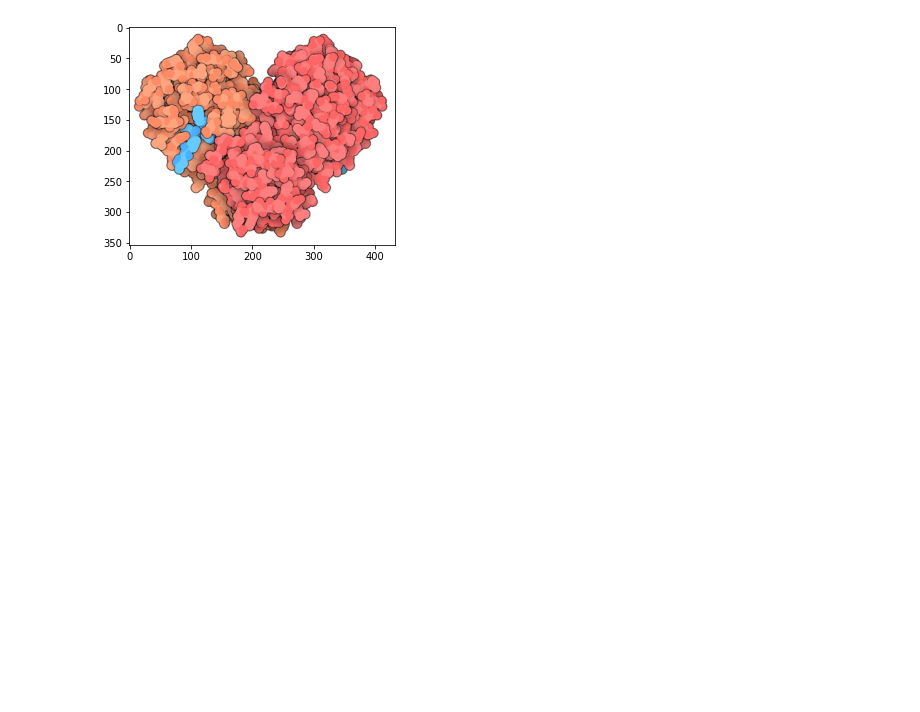
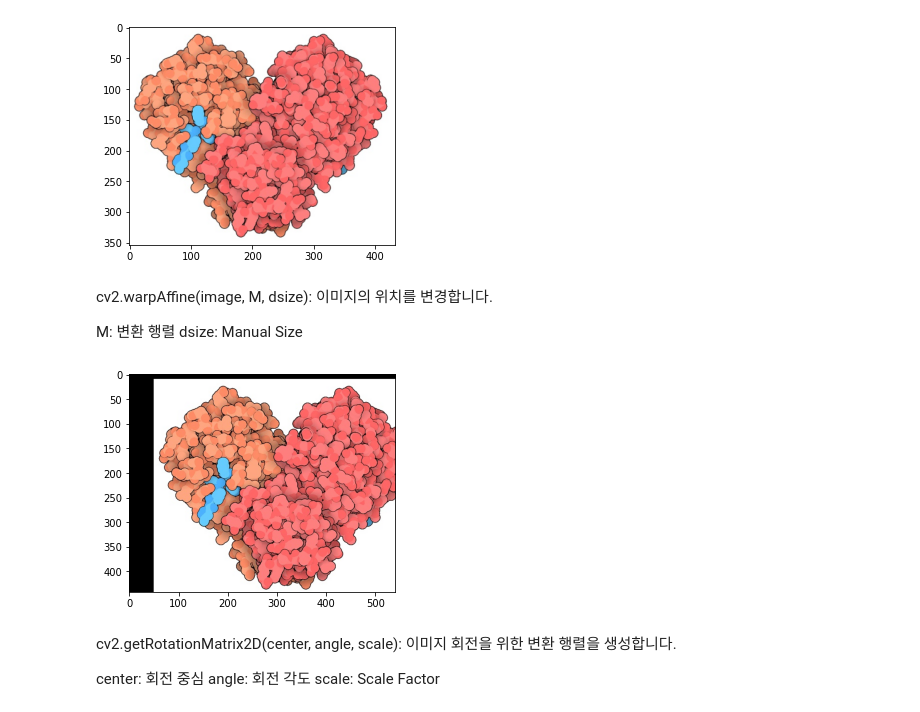
Before and after one commit to stonehead7/Covid19-Virius, a Jupyter notebook: OpenCV_이미지변형.ipynb, the cells around one changed output. Saved outputs shown, nothing was run; the diff lists cells and outputs as text; code cells hidden in the pictures; blank space fills up the shorter version.

```diff
--- a/OpenCV_이미지변형.ipynb
+++ b/OpenCV_이미지변형.ipynb
@@ -38,3 +38,31 @@ plt.show()
 [figure]
 [figure]
 [figure]
+# %% [markdown]
+cv2.warpAffine(image, M, dsize): 이미지의 위치를 변경합니다.
+
+M: 변환 행렬
+dsize: Manual Size
+# %%
+import cv2
+import numpy as np
+import matplotlib.pyplot as plt
+
+image = cv2.imread('Coronavirus_Proteases-6lu7.jpg')
+
+#행과 열 정보만 저장합니다.
+height, width = image.shape[:2]
+
+M = np.float32([[1, 0, 50], [0, 1, 10]])
+dst = cv2.warpAffine(image, M, (width, height))
+
+plt.imshow(cv2.cvtColor(dst, cv2.COLOR_BGR2RGB))
+plt.show()
+# %% [output]
+[figure, added]
+# %% [markdown]
+cv2.getRotationMatrix2D(center, angle, scale): 이미지 회전을 위한 변환 행렬을 생성합니다.
+
+center: 회전 중심
+angle: 회전 각도
+scale: Scale Factor
```
